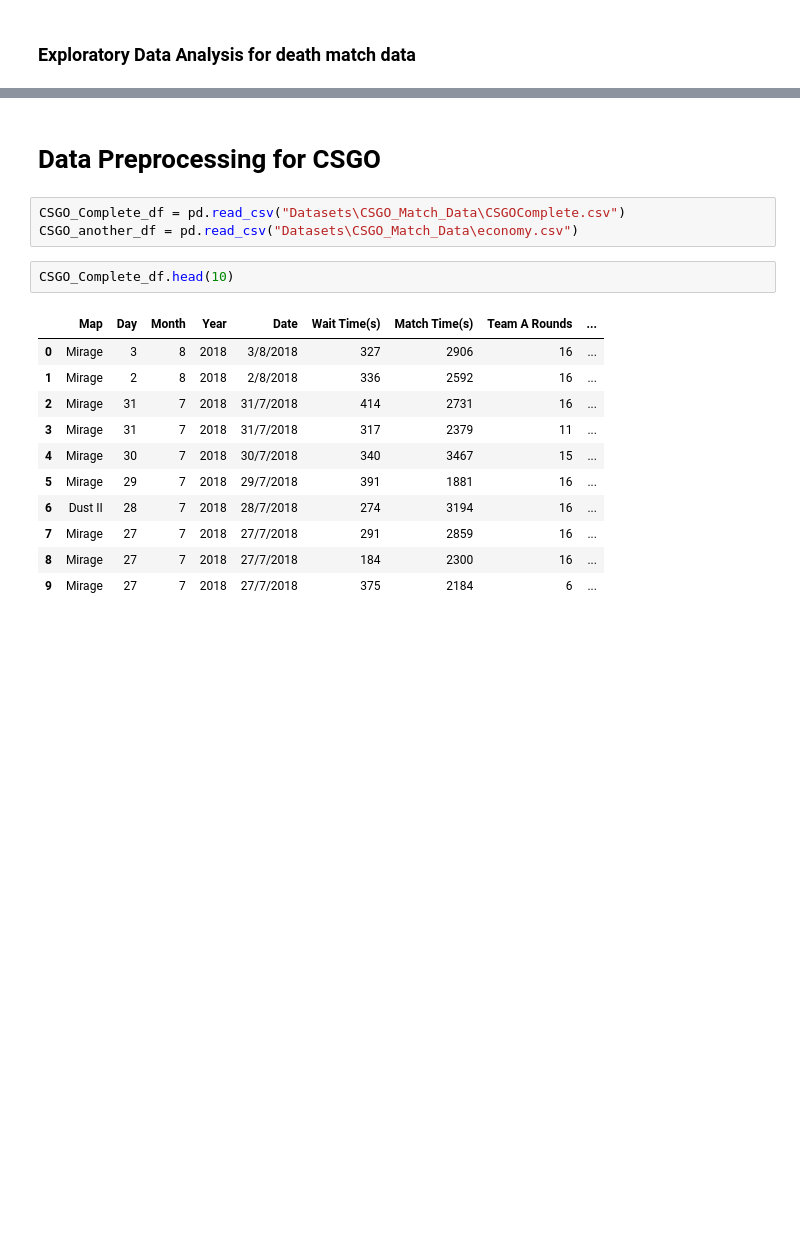
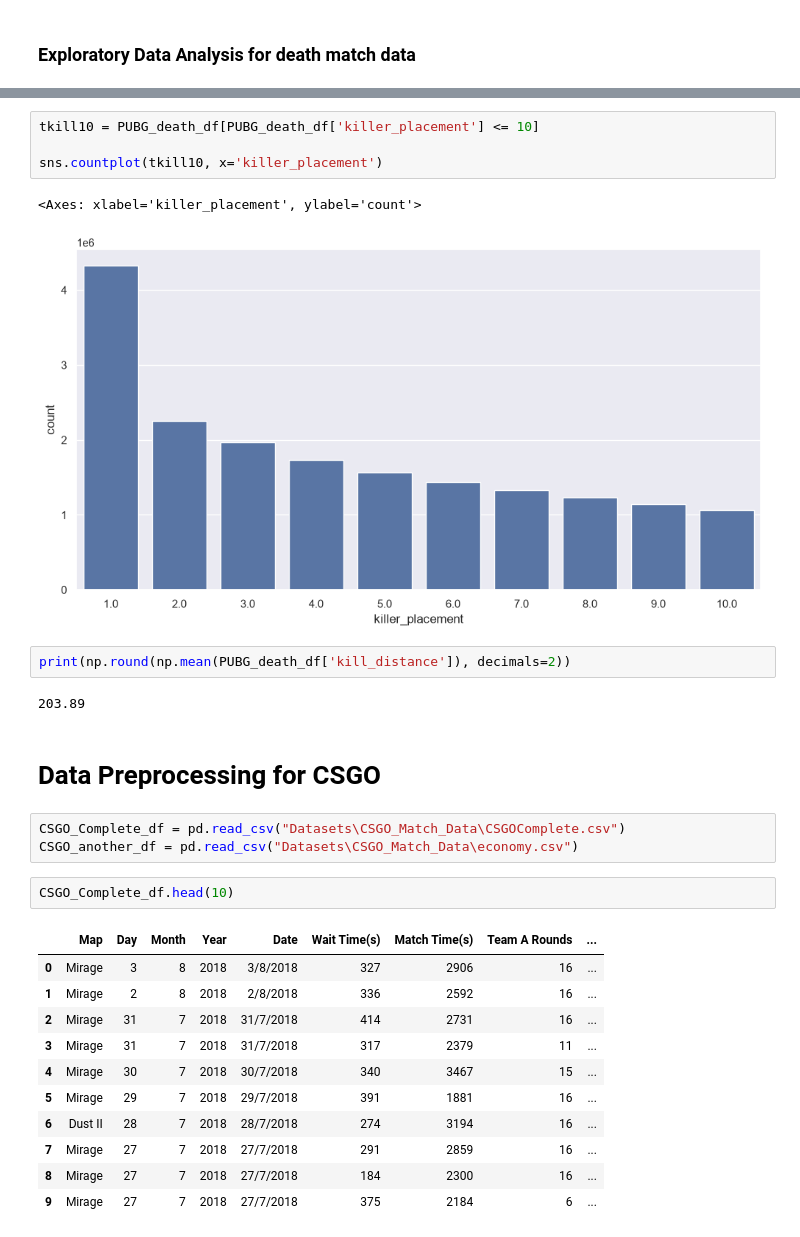
Before and after one commit to Shoofy32/CSMODEL, a Jupyter notebook: CSMODEL.ipynb, the cells around one changed output, grey strips where cells are left out. Cells and saved outputs as stored; diff of their text form; blank space fills up the shorter version.

```diff
--- a/CSMODEL.ipynb
+++ b/CSMODEL.ipynb
@@ -203,3 +236,14 @@ MemoryError: Unable to allocate 349. MiB for an array with shape (45771976, 1) a
+# %%
+tkill10 = PUBG_death_df[PUBG_death_df['killer_placement'] <= 10]
+
+sns.countplot(tkill10, x='killer_placement')
+# %% [output]
+<Axes: xlabel='killer_placement', ylabel='count'>
+[figure, added]
+# %%
+print(np.round(np.mean(PUBG_death_df['kill_distance']), decimals=2))
+# %% [output]
+203.89
 # %% [markdown]
 # Data Preprocessing for CSGO
 # %%
```
Also changed, not shown: parts of 16 cells of this notebook.
